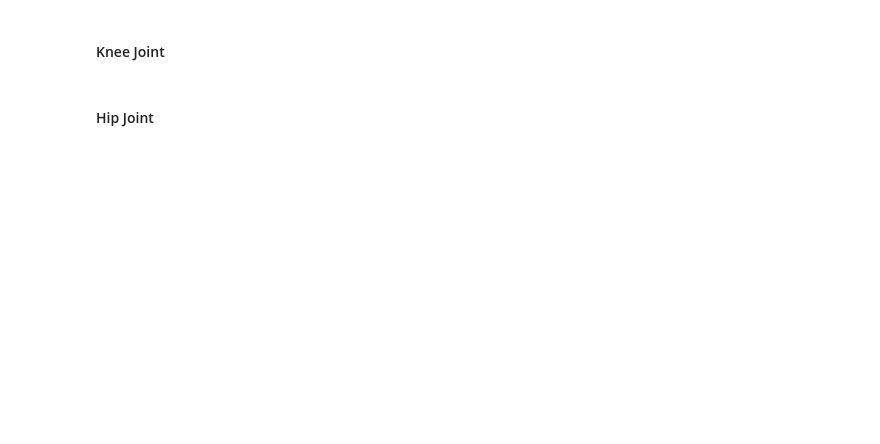
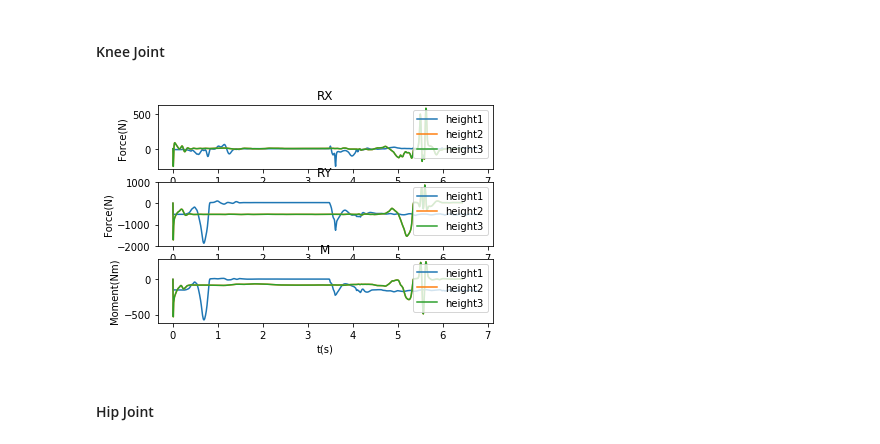
Before and after one commit to abhijeetvyas/MHM-project, a Jupyter notebook: Template-Copy_achraj.ipynb, the cells around one changed output. Drawn from its saved outputs; the diff is of its cells as text; code cells hidden in the pictures; blank space fills up the shorter version.

```diff
--- a/Template-Copy_achraj.ipynb
+++ b/Template-Copy_achraj.ipynb
@@ -579,2 +585,6 @@ Code
+# %%
+Forceandmoment(2)
+# %% [output]
+[figure, added]
 # %% [markdown]
 #### Hip Joint
```
Also changed, not shown: parts of 21 cells of this notebook.
